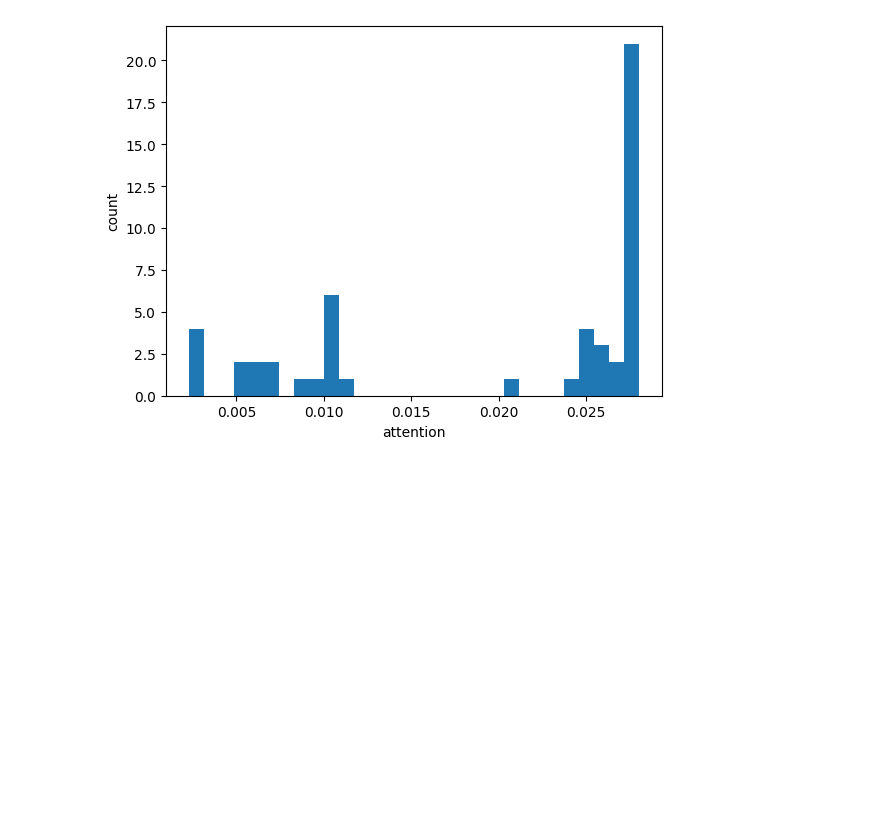
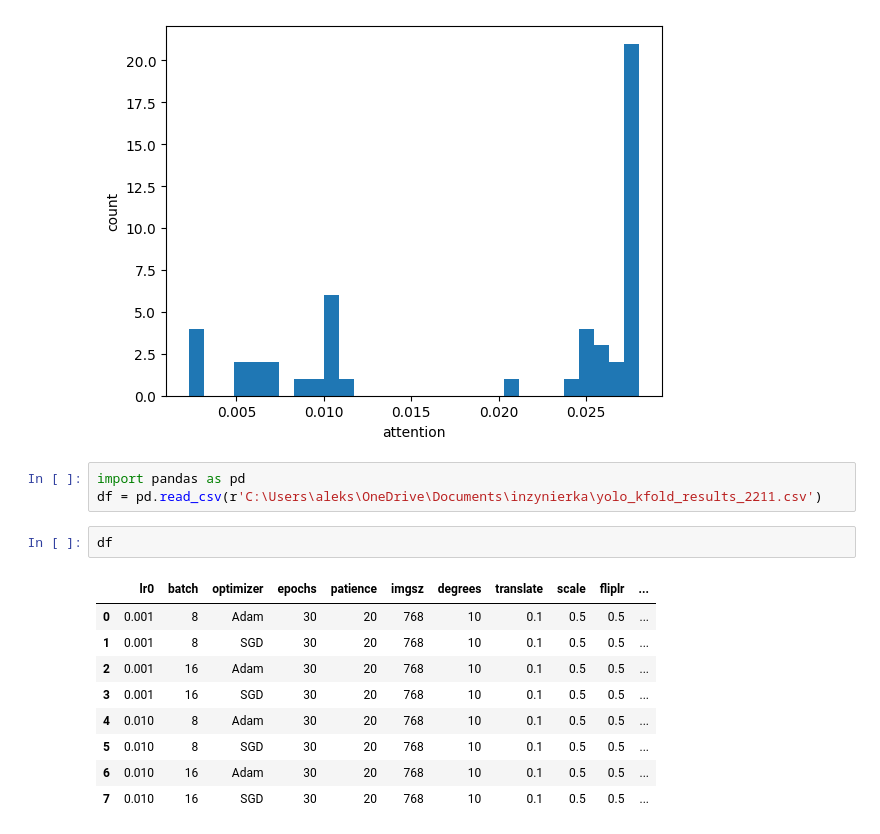
Before and after one commit to aleksandra0014/system-analizy-cytologicznej, a Jupyter notebook: test_mean-vector.ipynb, the cells around one changed output. Cells and saved outputs as stored; diff of their text form; blank space fills up the shorter version.

```diff
--- a/test_mean-vector.ipynb
+++ b/test_mean-vector.ipynb
@@ -1318,3 +1318,18 @@ plt.ylabel('count')
 plt.show()
 # %% [output]
 [figure]
+# %%
+import pandas as pd
+df = pd.read_csv(r'C:\Users\aleks\OneDrive\Documents\inzynierka\yolo_kfold_results_2211.csv')
+# %%
+df
+# %% [output]
+|  | lr0 | batch | optimizer | epochs | patience | imgsz | degrees | translate | scale | fliplr | ... |
+| 0 | 0.001 | 8 | Adam | 30 | 20 | 768 | 10 | 0.1 | 0.5 | 0.5 | ... |
+| 1 | 0.001 | 8 | SGD | 30 | 20 | 768 | 10 | 0.1 | 0.5 | 0.5 | ... |
+| 2 | 0.001 | 16 | Adam | 30 | 20 | 768 | 10 | 0.1 | 0.5 | 0.5 | ... |
+| 3 | 0.001 | 16 | SGD | 30 | 20 | 768 | 10 | 0.1 | 0.5 | 0.5 | ... |
+| 4 | 0.010 | 8 | Adam | 30 | 20 | 768 | 10 | 0.1 | 0.5 | 0.5 | ... |
+| 5 | 0.010 | 8 | SGD | 30 | 20 | 768 | 10 | 0.1 | 0.5 | 0.5 | ... |
+| 6 | 0.010 | 16 | Adam | 30 | 20 | 768 | 10 | 0.1 | 0.5 | 0.5 | ... |
+| 7 | 0.010 | 16 | SGD | 30 | 20 | 768 | 10 | 0.1 | 0.5 | 0.5 | ... |
```
Also changed, not shown: parts of 1 cell of this notebook, 19 other files.
